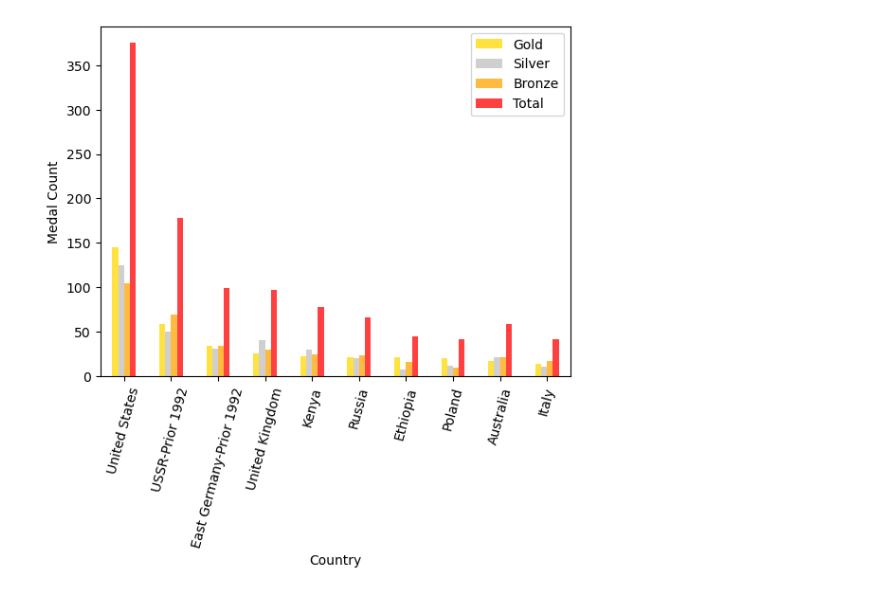
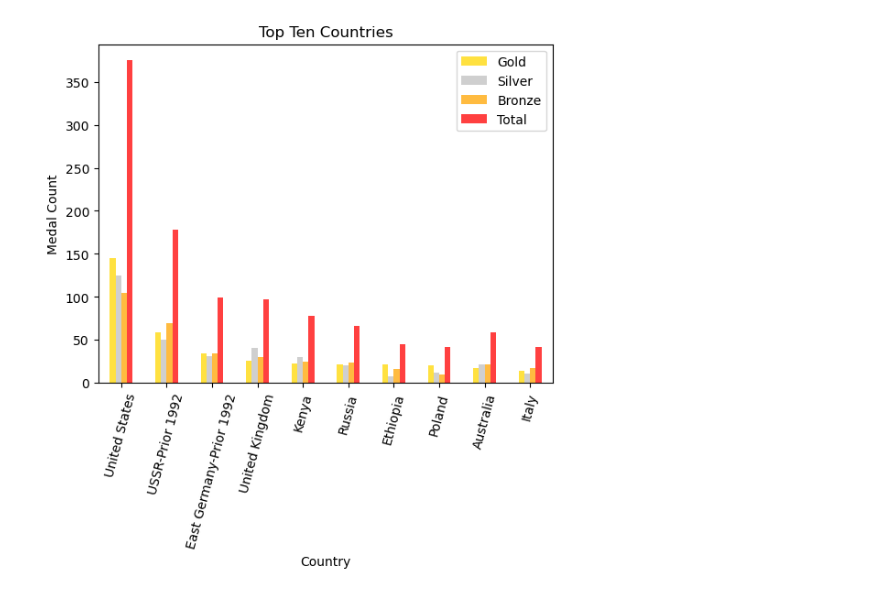
Before and after one commit to HomarOrtiz/project_1, a Jupyter notebook: Benjamin/cleanerPy.ipynb, the cells around one changed output. Cells and saved outputs as stored; diff of their text form; code cells hidden in the pictures.

```diff
--- a/Benjamin/cleanerPy.ipynb
+++ b/Benjamin/cleanerPy.ipynb
@@ -91,8 +61,8 @@ silver_medal = country_silver_count.value_counts().reset_index(level=1,drop=True
 bronze_medal = country_bronze_count.value_counts().reset_index(level=1,drop=True)
 
 country_medals_df = pd.DataFrame({'Gold': gold_medal,'Silver': silver_medal,'Bronze': bronze_medal}).fillna(0)
-country_medals_df = country_medals_df.nlargest(10,['Gold','Silver','Bronze'])
+
 country_medals_df['Total'] = country_medals_df['Gold'] + country_medals_df['Silver'] + country_medals_df['Bronze']
+country_medals_df.reset_index(drop=False)
 
-
-country_medals_df.reset_index(drop=False)
+country_medals_df_2 = pd.DataFrame(country_medals_df)
@@ -111,7 +69,10 @@ country_medals_df.reset_index(drop=False)
 # %%
-medal_plot = country_medals_df.plot(kind='bar',ylabel='Medal Count',xlabel='Country',
+country_medals_df = country_medals_df.nlargest(10,{"Gold",'Silver',"Bronze"})
+medal_plot = country_medals_df.plot(kind='bar',title="Top Ten Countries",ylabel='Medal Count',xlabel='Country',
                                     color=['Gold','Silver','Orange','Red'], alpha=.75,rot=75)
+
+
 plt.savefig('../Project-1/top_10_medal.png', bbox_inches ='tight')
 # %% [output]
-[figure, old version]
+[figure, new version]
 # %%
```
Also changed, not shown: parts of 9 cells of this notebook, 3 other files.
